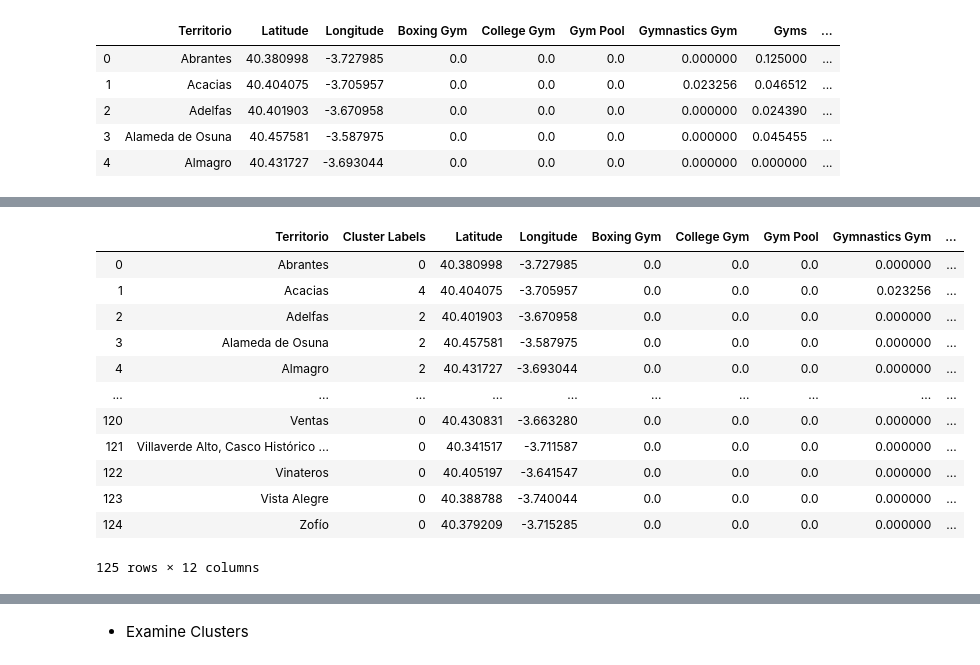
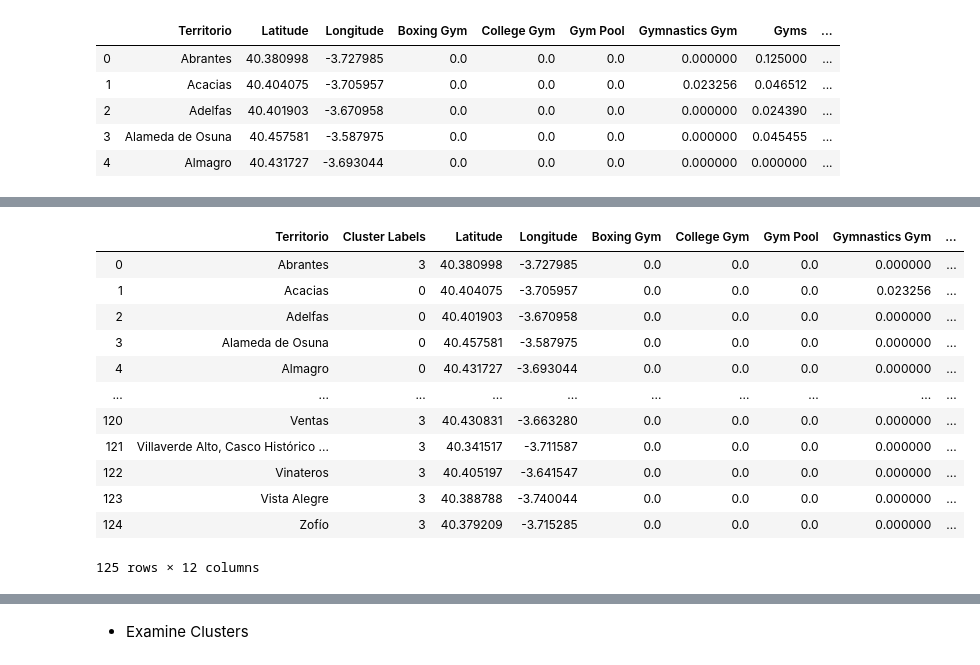
Before and after one commit to LuisEduardoAngulo/Clustering-Neighborhood-Python, a Jupyter notebook: Exercise 2 - Location in Madrid/Madrid_Best_Places_Notebook.ipynb, the cells around one changed output, grey strips where cells are left out. Saved outputs shown, nothing was run; the diff lists cells and outputs as text; code cells hidden in the pictures.

```diff
--- a/Exercise 2 - Location in Madrid/Madrid_Best_Places_Notebook.ipynb
+++ b/Exercise 2 - Location in Madrid/Madrid_Best_Places_Notebook.ipynb
@@ -527,21 +527,21 @@ array([0, 4, 2, 2, 2, 0, 0, 0, 0, 0, 2, 2, 0, 3, 2, 2, 0, 0, 0, 0, 0, 0,
 # %%
 # add clustering labels
-#madrid_clus.insert(1, 'Cluster Labels', kmeans.labels_)
-#madrid_clus["Cluster Labels"].value_counts()
+madrid_clus.insert(1, 'Cluster Labels', kmeans.labels_)
+madrid_clus["Cluster Labels"].value_counts()
 madrid_clus
 # %% [output]
 |  | Territorio | Cluster Labels | Latitude | Longitude | Boxing Gym | College Gym | Gym Pool | Gymnastics Gym | ... |
-| 0 | Abrantes | 0 | 40.380998 | -3.727985 | 0.0 | 0.0 | 0.0 | 0.000000 | ... |
-| 1 | Acacias | 4 | 40.404075 | -3.705957 | 0.0 | 0.0 | 0.0 | 0.023256 | ... |
-| 2 | Adelfas | 2 | 40.401903 | -3.670958 | 0.0 | 0.0 | 0.0 | 0.000000 | ... |
-| 3 | Alameda de Osuna | 2 | 40.457581 | -3.587975 | 0.0 | 0.0 | 0.0 | 0.000000 | ... |
-| 4 | Almagro | 2 | 40.431727 | -3.693044 | 0.0 | 0.0 | 0.0 | 0.000000 | ... |
+| 0 | Abrantes | 3 | 40.380998 | -3.727985 | 0.0 | 0.0 | 0.0 | 0.000000 | ... |
+| 1 | Acacias | 0 | 40.404075 | -3.705957 | 0.0 | 0.0 | 0.0 | 0.023256 | ... |
+| 2 | Adelfas | 0 | 40.401903 | -3.670958 | 0.0 | 0.0 | 0.0 | 0.000000 | ... |
+| 3 | Alameda de Osuna | 0 | 40.457581 | -3.587975 | 0.0 | 0.0 | 0.0 | 0.000000 | ... |
+| 4 | Almagro | 0 | 40.431727 | -3.693044 | 0.0 | 0.0 | 0.0 | 0.000000 | ... |
 | ... | ... | ... | ... | ... | ... | ... | ... | ... | ... |
-| 120 | Ventas | 0 | 40.430831 | -3.663280 | 0.0 | 0.0 | 0.0 | 0.000000 | ... |
-| 121 | Villaverde Alto, Casco Histórico ... | 0 | 40.341517 | -3.711587 | 0.0 | 0.0 | 0.0 | 0.000000 | ... |
-| 122 | Vinateros | 0 | 40.405197 | -3.641547 | 0.0 | 0.0 | 0.0 | 0.000000 | ... |
-| 123 | Vista Alegre | 0 | 40.388788 | -3.740044 | 0.0 | 0.0 | 0.0 | 0.000000 | ... |
-| 124 | Zofío | 0 | 40.379209 | -3.715285 | 0.0 | 0.0 | 0.0 | 0.000000 | ... |
+| 120 | Ventas | 3 | 40.430831 | -3.663280 | 0.0 | 0.0 | 0.0 | 0.000000 | ... |
+| 121 | Villaverde Alto, Casco Histórico ... | 3 | 40.341517 | -3.711587 | 0.0 | 0.0 | 0.0 | 0.000000 | ... |
+| 122 | Vinateros | 3 | 40.405197 | -3.641547 | 0.0 | 0.0 | 0.0 | 0.000000 | ... |
+| 123 | Vista Alegre | 3 | 40.388788 | -3.740044 | 0.0 | 0.0 | 0.0 | 0.000000 | ... |
+| 124 | Zofío | 3 | 40.379209 | -3.715285 | 0.0 | 0.0 | 0.0 | 0.000000 | ... |
 125 rows × 12 columns
 # %%
 # create map
```
Also changed, not shown: parts of 8 cells of this notebook, 1 other file.
